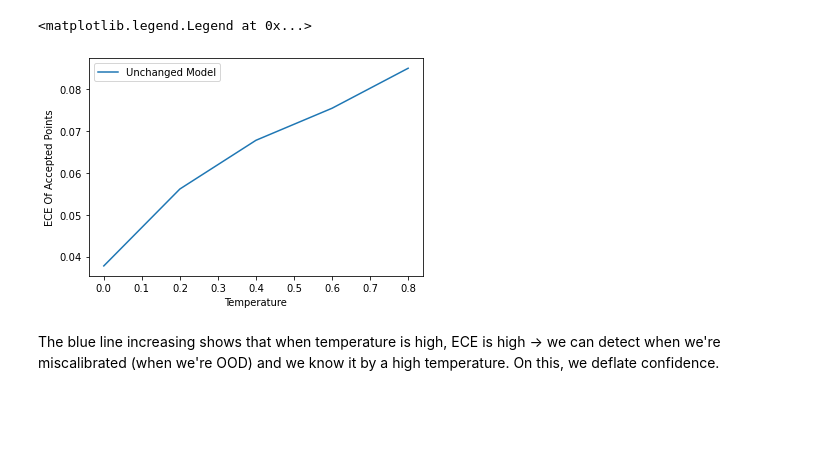
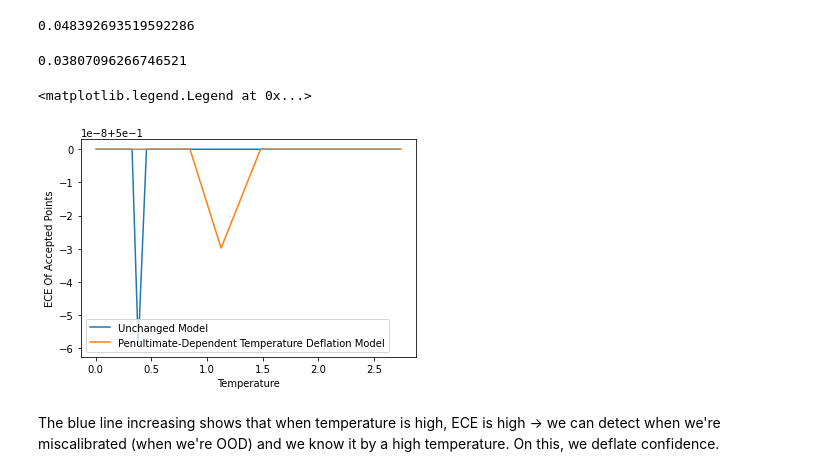
Before and after one commit to levinwil/TempVOS, a Jupyter notebook: Exploration.ipynb, the cells around one changed output. Saved outputs shown, nothing was run; the diff lists cells and outputs as text; code cells hidden in the pictures; blank space fills up the shorter version.

```diff
--- a/Exploration.ipynb
+++ b/Exploration.ipynb
@@ -129,7 +107,7 @@ for c in tqdm(range(len(np.unique(y_train)))):
     examples_of_class = np.where(y_train == c)[0]
     vos_samples_of_class = mv.rvs(mean = 0, cov = 1, size = (int(len(examples_of_class) / 3), np.shape(encoding_X_train)[1]))
     vos_samples_of_class = vos_samples_of_class / np.linalg.norm(vos_samples_of_class, axis =1)[:, np.newaxis]
-    magnitudes = np.random.uniform(class_75[c], class_85[c], size = len(vos_samples_of_class))
+    magnitudes = np.random.uniform(class_lower_percentile[c], class_upper_percentile[c], size = len(vos_samples_of_class))
     vos_samples_of_class = class_means[c] + vos_samples_of_class * magnitudes[:, np.newaxis]
     vos_samples.extend(vos_samples_of_class)
 # %%
@@ -156,9 +134,9 @@ ood_network = keras.models.Model(inputs = enc, outputs = ood_cls_out)
 for layer in network.layers:
     layer.trainable = False
 ood_network.compile(loss='categorical_crossentropy',
-          optimizer=keras.optimizers.Adam(learning_rate=3e-4))
+          optimizer=keras.optimizers.Adam(learning_rate=3e-2))
 ood_network.fit(ood_X_train, ood_y_train,
-    epochs = 10,
+    epochs = 15,
     verbose = 1,
     validation_split = .1)
 # %% [output]
@@ -273,7 +312,7 @@ ood_scores_test = temperature_model.predict(encoding_X_test)[:, 0]
 model_predictions = network.predict(X_test)
 ood_model_predictions = ood_network.predict(encoding_X_test)
 # %%
-num_intervals = 5
+num_intervals = 20
 # %%
 #z_scores = p_label_error / (variance_confidences + 1e-12)
 from sklearn.metrics import average_precision_score
@@ -282,14 +321,22 @@ ps = []
 accs = []
 base_eces = []
 ood_model_eces = []
+base_confidences = []
+ood_model_confidences = []
+model_acc = []
+ood_model_acc = []
 
 for i in range(0, len(y_test), int(len(y_test) / num_intervals)):
     class_eces = []
     for j in range(len(np.unique(y_train))):
-        class_eces.append(get_ece(np.array(model_predictions)[order[i:i + int(len(y_test) / num_intervals)], j], (y_test[order[i:i + int(len(y_test) / num_intervals)]] == j)))
-    base_eces.append(np.median(class_eces))
+        class_eces.append(np.mean(model_predictions[order[i:i + int(len(y_test) / num_intervals)], j]))#get_ece(np.array(model_predictions)[order[:i + int(len(y_test) / num_intervals)], j], y_test[order[:i + int(len(y_test) / num_intervals)]] == j))
+    base_eces.append(np.mean(class_eces))
+    base_confidences.append(np.mean(np.max(model_predictions[order[i:i + int(len(y_test) / num_intervals)]], axis = 1)))
+    model_acc.append(np.mean(np.argmax(model_predictions[order[i:i + int(len(y_test) / num_intervals)]], axis = 1) == y_test[order[i:i + int(len(y_test) / num_intervals)]]))
 
     class_eces = []
     for j in range(len(np.unique(y_train))):
-        class_eces.append(get_ece(np.array(ood_model_predictions)[order[i:i + int(len(y_test) / num_intervals)], j], (y_test[order[i:i + int(len(y_test) / num_intervals)]] == j)))
+        class_eces.append(np.mean(np.array(ood_model_predictions)[order[:i + int(len(y_test) / num_intervals)], j]))#get_ece(np.array(ood_model_predictions)[order[:i + int(len(y_test) / num_intervals)], j], y_test[order[:i + int(len(y_test) / num_intervals)]] == j))
     ood_model_eces.append(np.median(class_eces))
+    ood_model_confidences.append(np.mean(np.max(ood_model_predictions[order[i:i + int(len(y_test) / num_intervals)]], axis = 1)))
+    ood_model_acc.append(np.mean(np.argmax(ood_model_predictions[order[i:i + int(len(y_test) / num_intervals)]], axis = 1) == y_test[order[i:i + int(len(y_test) / num_intervals)]]))
@@ -296,14 +389,22 @@ for i in range(0, len(y_test), int(len(y_test) / num_intervals)):
+# %%
+np.mean(np.abs(np.array(ood_model_acc) - np.array(ood_model_confidences)))
+# %% [output]
+0.048392693519592286
+# %%
+np.mean(np.abs(np.array(model_acc) - np.array(base_confidences)))
+# %% [output]
+0.03807096266746521
 # %%
 import matplotlib.pyplot as plt
-#plt.plot(ood_scores_test[order[np.arange(0, len(y_test), int(len(y_test) / num_intervals))]], base_eces, label = "Unchanged Model")
-plt.plot(np.arange(0, len(y_test), int(len(y_test) / num_intervals)) / len(y_test), base_eces, label = "Unchanged Model")
-#plt.plot(ood_scores_test[order[np.arange(0, len(y_test), int(len(y_test) / num_intervals))]], ood_model_eces, label = "Penultimate-Dependent Temperature Deflation Model")
+plt.plot(ood_scores_test[order[np.arange(0, len(y_test), int(len(y_test) / num_intervals))]], base_eces, label = "Unchanged Model")
+#plt.plot(np.arange(0, len(y_test), int(len(y_test) / num_intervals)) / len(y_test), base_eces, label = "Unchanged Model")
+plt.plot(ood_scores_test[order[np.arange(0, len(y_test), int(len(y_test) / num_intervals))]], ood_model_eces, label = "Penultimate-Dependent Temperature Deflation Model")
 #plt.plot(np.arange(0, len(y_test), int(len(y_test) / num_intervals)) / len(y_test), ood_model_eces, label = "Penultimate-Dependent Temperature Deflation Model")
 plt.xlabel("Temperature")
 plt.ylabel("ECE Of Accepted Points")
 plt.legend()
 # %% [output]
 <matplotlib.legend.Legend at 0x...>
-[figure, old version]
+[figure, new version]
 # %% [markdown]
 The blue line increasing shows that when temperature is high, ECE is high -> we can detect when we're miscalibrated (when we're OOD) and we know it by a high temperature. On this, we deflate confidence.
```
Also changed, not shown: parts of 29 cells of this notebook.
